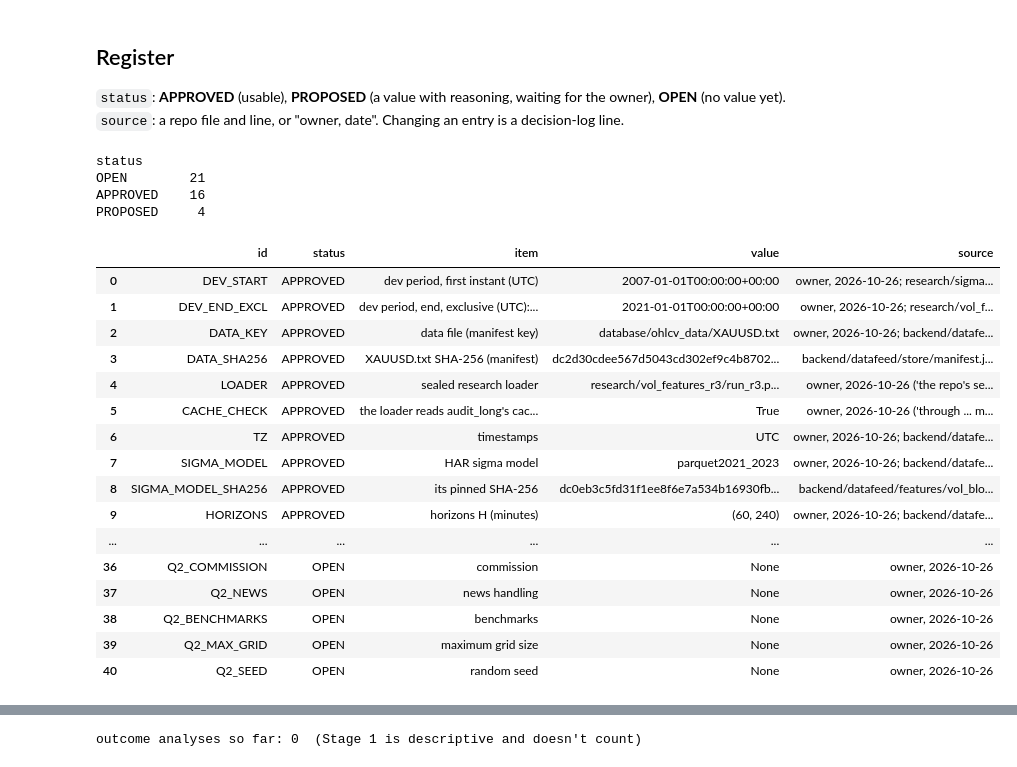
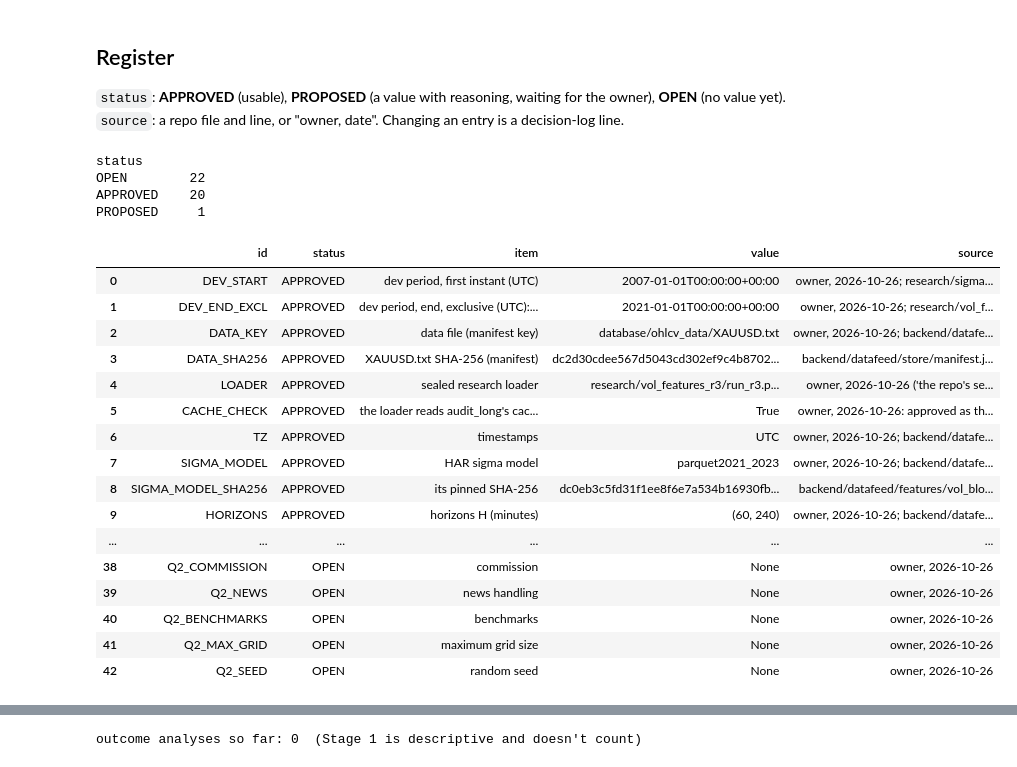
Before and after one commit to QBKFD/OPARLI-LLM-FORWARD, a Jupyter notebook: research/squeeze_oco/01_vol_state.ipynb, the cells around one changed output, grey strips where cells are left out. Saved outputs shown, nothing was run; the diff lists cells and outputs as text; code cells hidden in the pictures.

```diff
--- a/research/squeeze_oco/01_vol_state.ipynb
+++ b/research/squeeze_oco/01_vol_state.ipynb
@@ -66,7 +66,7 @@ REGISTER = [
          source=f"{OWNER} ('the repo's sealed research loader'); research/vol_features_r3/run_r3.py:89-99"),
     dict(id="CACHE_CHECK", item="the loader reads audit_long's cache, so the manifest check reaches the loaded rows only if "
          "that cache equals a fresh parse of XAUUSD.txt by the same code", value=True, status="APPROVED",
-         source=f"{OWNER} ('through ... manifest check'), as read by Claude (decision log 2026-10-26 #3); run_r3.py:90-93; "
+         source=f"{OWNER}: approved as the meaning of the manifest check (decision log #10); run_r3.py:90-93; "
                 "research/vol_features_r2/audit_long.py:42-62"),
     dict(id="TZ", item="timestamps", value="UTC", status="APPROVED",
          source=f"{OWNER}; backend/datafeed/store/manifest.json:18; research/vol_features/DATA_AUDIT_LONG.md:11; run_r3.py:95"),
@@ -90,23 +90,35 @@ REGISTER = [
     dict(id="CALIB_COVERAGE", item="a window's RV counts only with >= this share of its H returns (part of CALIB_METHOD)",
          value=0.90, status="APPROVED", source="research/sigma_compare/run_sigma.py:40 (COVERAGE), used by build_context"),
     dict(id="CALIB_GROUPS", item="calibration reported", value=("all", "year"), status="APPROVED", source=f"{OWNER} ('overall and by year')"),
-    # --- PROPOSED: Stage 1 (waiting for the owner) ---
+    # --- APPROVED 2026-10-26: Stage 1 grid and description (were PROPOSED) ---
     dict(id="EVAL_GRID", item="evaluation grid", value="every hourly label of vol_block.transform in the dev period (the close "
          "time of each 1-hour row, on the hour, UTC) that has a state by vol_block.state_at's rule (the first 120 labels of the "
-         "loaded data have none); step 4 uses the subset whose H-window is valid and doesn't cross a close", status="PROPOSED",
-         source="reasoning: HAR's state exists only at hourly labels (vol_block.py:25-31) and the model was fitted and scored on "
+         "loaded data have none); step 4 uses the subset whose H-window is valid and doesn't cross a close", status="APPROVED",
+         source=f"{OWNER}: approved as proposed (decision log #7). Reasoning: HAR's state exists only at hourly labels (vol_block.py:25-31) and the model was fitted and scored on "
                 "exactly this grid (run_sigma.py:149-190, posthoc.py:46-62); any finer grid would repeat the same state. "
                 "Warm-up: vol_block.py:280"),
     dict(id="DESCRIBE_QUANTILES", item="quantiles reported in step 3", value=(0.01, 0.05, 0.25, 0.5, 0.75, 0.95, 0.99),
-         status="PROPOSED", source="reasoning: the median and quartiles for the body, 5/95 and 1/99 % for the tails that "
+         status="APPROVED", source=f"{OWNER}: approved (decision log #8). Reasoning: the median and quartiles for the body, 5/95 and 1/99 % for the tails that "
                                    "a squeeze/expansion study is about; no value in the repo to reuse"),
     dict(id="DESCRIBE_HOUR", item="'hour of day' in step 3", value="UTC hour of the label (the end of the hour the state describes)",
-         status="PROPOSED", source="reasoning: TZ is UTC (register); the label is the time the state is known (vol_block.py:25-31)"),
+         status="APPROVED", source=f"{OWNER}: approved, with a note in the output that sessions shift by one UTC hour with DST (decision log #9). Reasoning: TZ is UTC (register); the label is the time the state is known (vol_block.py:25-31)"),
     # --- OPEN / PROPOSED: Stage 1 ---
     dict(id="L_TERCILES", item="L tercile cut-offs", value=None, status="OPEN",
-         source="not defined on main (docs/DECISIONS.md:265). A candidate awaits the owner in PR #42 "
-                "(backend/datafeed/features/l_tercile.py on feat/sigma-now: q1 -0.4144, q2 -0.0184, regime_v2 BASE-L3 rule on "
-                "the model's training window). Not used by any Stage 1 cell"),
+         source=f"{OWNER}: stays OPEN (decision log #12). Not defined on main (docs/DECISIONS.md:265). PR #42's candidate "
+                "(feat/sigma-now: backend/datafeed/features/models/l_terciles_parquet2021_2023_v1.json) was computed on the "
+                "HAR model's training window, hourly labels 2021-01-03 23:00 .. 2023-12-29 21:59 UTC of the clean parquet "
+                "(17,711 labels), not on this dev period. Not used by any Stage 1 cell"),
+    # --- data check before steps 2-4 (owner, 2026-10-26) ---
+    dict(id="DATA_CHECK", item="per year: where the daily break falls in UTC; bars on 1 Jan, 25 Dec, Good Friday; median "
+         "bars per trading day", value="trade date = audit_long.session_date (18:00 New York opens the next date); season = "
+         "audit_long.us_dst; break = minutes from a Mon-Thu trade date's last bar to the next trade date's first bar (its mode "
+         "and share), and the modal UTC clock time of each trade date's last and first bar; holidays by UTC calendar date, "
+         "Good Friday from pandas.tseries.holiday.GoodFriday; median bars over Mon-Fri trade dates", status="APPROVED",
+         source=f"{OWNER} (the check's content, decision log #11); its measures as written by Claude from the repo's "
+                "definitions (decision log #13, owner to confirm): research/vol_features_r2/audit_long.py:64-74"),
+    dict(id="DATA_CHECK_ACCEPTED", item="the owner's decision on the data check's result (how 2007-2011, 2012-2014 and "
+         "2015-2020 are treated) before steps 2-4", value=None, status="OPEN",
+         source=f"{OWNER} ('If 2007-2010 differ from 2011+ ... report it and stop; don't adjust anything without my decision')"),
     # --- OPEN / PROPOSED: Q1 ---
     dict(id="Q1_TIMEFRAME", item="candle timeframe (15 or 30 min)", value=None, status="OPEN", source=f"{OWNER}"),
     dict(id="Q1_SMALL_DEF", item="a 'small' candle: range relative to sigma", value=None, status="OPEN", source=f"{OWNER}"),
@@ -134,45 +146,45 @@ assert len(_REG) == len(REGISTER), "duplicate register id"
 class RegisterError(RuntimeError):
     pass
 
 
 def need(id_):
     """The value of an APPROVED register entry; raises otherwise."""
     if id_ not in _REG:
         raise RegisterError(f"{id_}: not in the register")
     r = _REG[id_]
     if r["status"] != "APPROVED":
         raise RegisterError(f"{id_} is {r['status']}: {r['item']} (value {r['value']!r}; {r['source']})")
     return r["value"]
 
 
 def blocked(*ids):
     """The ids among these that aren't APPROVED."""
     return [i for i in ids if _REG[i]["status"] != "APPROVED"]
 
 
 reg = pd.DataFrame(REGISTER)[["id", "status", "item", "value", "source"]]
 print(reg["status"].value_counts().to_string())
 reg
 # %% [output]
 status
-OPEN        21
-APPROVED    16
-PROPOSED     4
+OPEN        22
+APPROVED    20
+PROPOSED     1
 |  | id | status | item | value | source |
 | 0 | DEV_START | APPROVED | dev period, first instant (UTC) | 2007-01-01T00:00:00+00:00 | owner, 2026-10-26; research/sigma... |
 | 1 | DEV_END_EXCL | APPROVED | dev period, end, exclusive (UTC):... | 2021-01-01T00:00:00+00:00 | owner, 2026-10-26; research/vol_f... |
 | 2 | DATA_KEY | APPROVED | data file (manifest key) | database/ohlcv_data/XAUUSD.txt | owner, 2026-10-26; backend/datafe... |
 | 3 | DATA_SHA256 | APPROVED | XAUUSD.txt SHA-256 (manifest) | dc2d30cdee567d5043cd302ef9c4b8702... | backend/datafeed/store/manifest.j... |
 | 4 | LOADER | APPROVED | sealed research loader | research/vol_features_r3/run_r3.p... | owner, 2026-10-26 ('the repo's se... |
-| 5 | CACHE_CHECK | APPROVED | the loader reads audit_long's cac... | True | owner, 2026-10-26 ('through ... m... |
+| 5 | CACHE_CHECK | APPROVED | the loader reads audit_long's cac... | True | owner, 2026-10-26: approved as th... |
 | 6 | TZ | APPROVED | timestamps | UTC | owner, 2026-10-26; backend/datafe... |
 | 7 | SIGMA_MODEL | APPROVED | HAR sigma model | parquet2021_2023 | owner, 2026-10-26; backend/datafe... |
 | 8 | SIGMA_MODEL_SHA256 | APPROVED | its pinned SHA-256 | dc0eb3c5fd31f1ee8f6e7a534b16930fb... | backend/datafeed/features/vol_blo... |
 | 9 | HORIZONS | APPROVED | horizons H (minutes) | (60, 240) | owner, 2026-10-26; backend/datafe... |
 | ... | ... | ... | ... | ... | ... |
-| 36 | Q2_COMMISSION | OPEN | commission | None | owner, 2026-10-26 |
-| 37 | Q2_NEWS | OPEN | news handling | None | owner, 2026-10-26 |
-| 38 | Q2_BENCHMARKS | OPEN | benchmarks | None | owner, 2026-10-26 |
-| 39 | Q2_MAX_GRID | OPEN | maximum grid size | None | owner, 2026-10-26 |
-| 40 | Q2_SEED | OPEN | random seed | None | owner, 2026-10-26 |
+| 38 | Q2_COMMISSION | OPEN | commission | None | owner, 2026-10-26 |
+| 39 | Q2_NEWS | OPEN | news handling | None | owner, 2026-10-26 |
+| 40 | Q2_BENCHMARKS | OPEN | benchmarks | None | owner, 2026-10-26 |
+| 41 | Q2_MAX_GRID | OPEN | maximum grid size | None | owner, 2026-10-26 |
+| 42 | Q2_SEED | OPEN | random seed | None | owner, 2026-10-26 |
 # %% [markdown]
```
Also changed, not shown: parts of 13 cells of this notebook, 6 other files.
